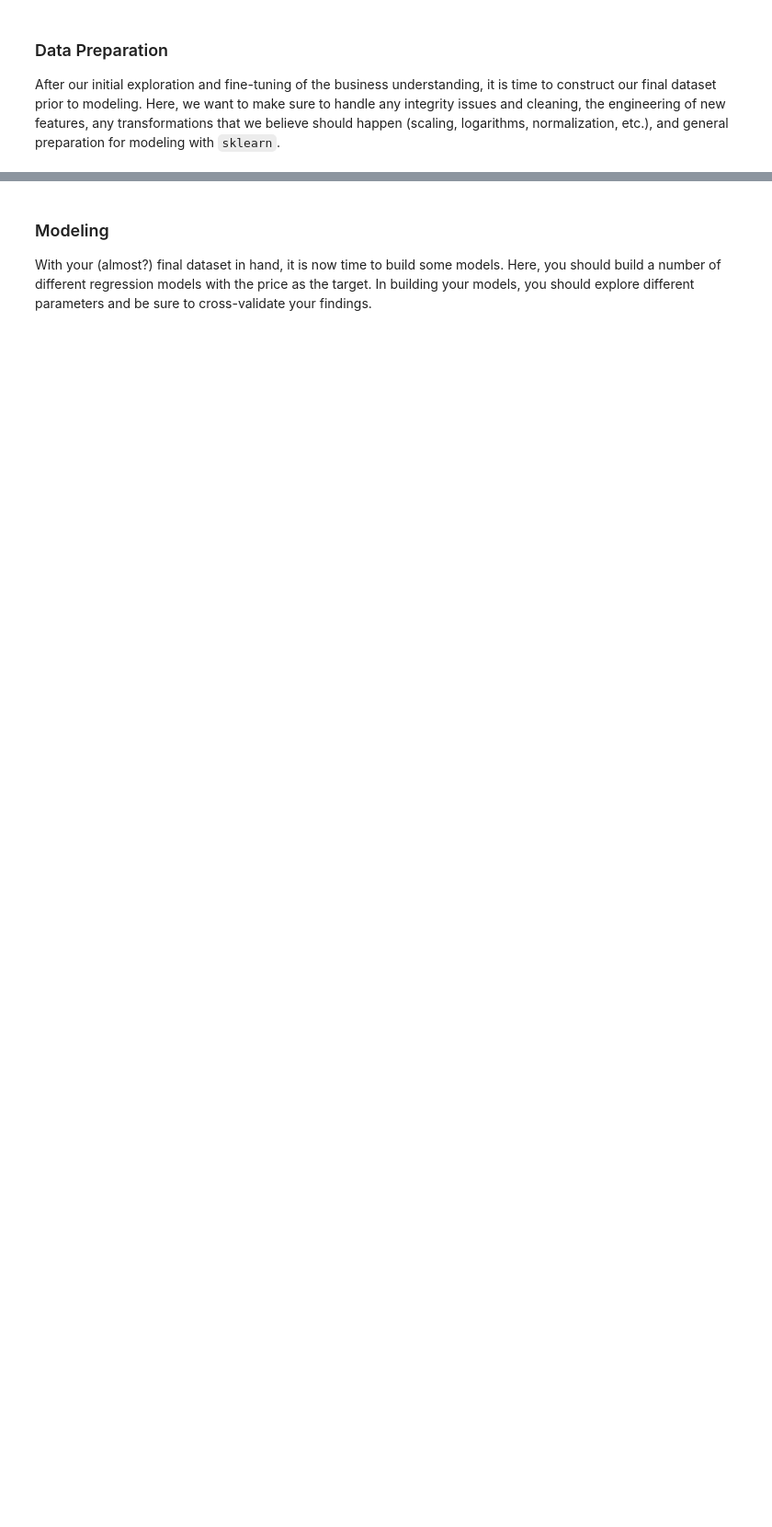
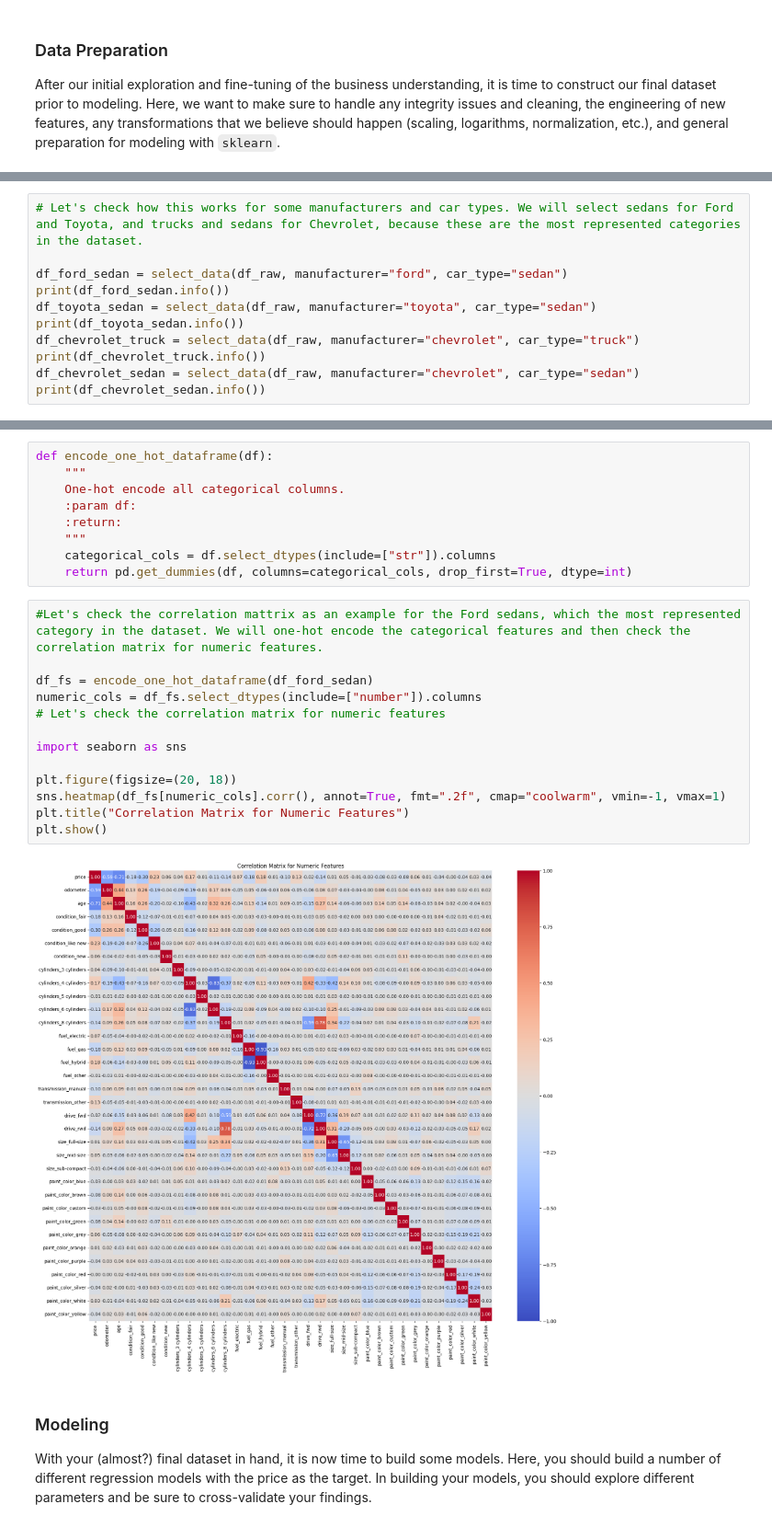
Before and after one commit to grzesadam/what-drives-the-price-of-a-car, a Jupyter notebook: prompt_II.ipynb, the cells around one changed output, grey strips where cells are left out. Shown at 92% size. Saved outputs shown, nothing was run; the diff lists cells and outputs as text; blank space fills up the shorter version.

```diff
--- a/prompt_II.ipynb
+++ b/prompt_II.ipynb
@@ -86,0 +421,11 @@ After our initial exploration and fine-tuning of the business understanding, it
+# %%
+# Let's check how this works for some manufacturers and car types. We will select sedans for Ford and Toyota, and trucks and sedans for Chevrolet, because these are the most represented categories in the dataset.
+
+df_ford_sedan = select_data(df_raw, manufacturer="ford", car_type="sedan")
+print(df_ford_sedan.info())
+df_toyota_sedan = select_data(df_raw, manufacturer="toyota", car_type="sedan")
+print(df_toyota_sedan.info())
+df_chevrolet_truck = select_data(df_raw, manufacturer="chevrolet", car_type="truck")
+print(df_chevrolet_truck.info())
+df_chevrolet_sedan = select_data(df_raw, manufacturer="chevrolet", car_type="sedan")
+print(df_chevrolet_sedan.info())
@@ -87,3 +450,27 @@ After our initial exploration and fine-tuning of the business understanding, it
+# %%
+def encode_one_hot_dataframe(df):
+    """
+    One-hot encode all categorical columns.
+    :param df:
+    :return:
+    """
+    categorical_cols = df.select_dtypes(include=["str"]).columns
+    return pd.get_dummies(df, columns=categorical_cols, drop_first=True, dtype=int)
+# %%
+#Let's check the correlation mattrix as an example for the Ford sedans, which the most represented category in the dataset. We will one-hot encode the categorical features and then check the correlation matrix for numeric features.
+
+df_fs = encode_one_hot_dataframe(df_ford_sedan)
+numeric_cols = df_fs.select_dtypes(include=["number"]).columns
+# Let's check the correlation matrix for numeric features
+
+import seaborn as sns
+
+plt.figure(figsize=(20, 18))
+sns.heatmap(df_fs[numeric_cols].corr(), annot=True, fmt=".2f", cmap="coolwarm", vmin=-1, vmax=1)
+plt.title("Correlation Matrix for Numeric Features")
+plt.show()
+# %% [output]
+[figure, added]
 # %% [markdown]
 ### Modeling
 
```
Also changed, not shown: parts of 45 cells of this notebook, 3 other files.
